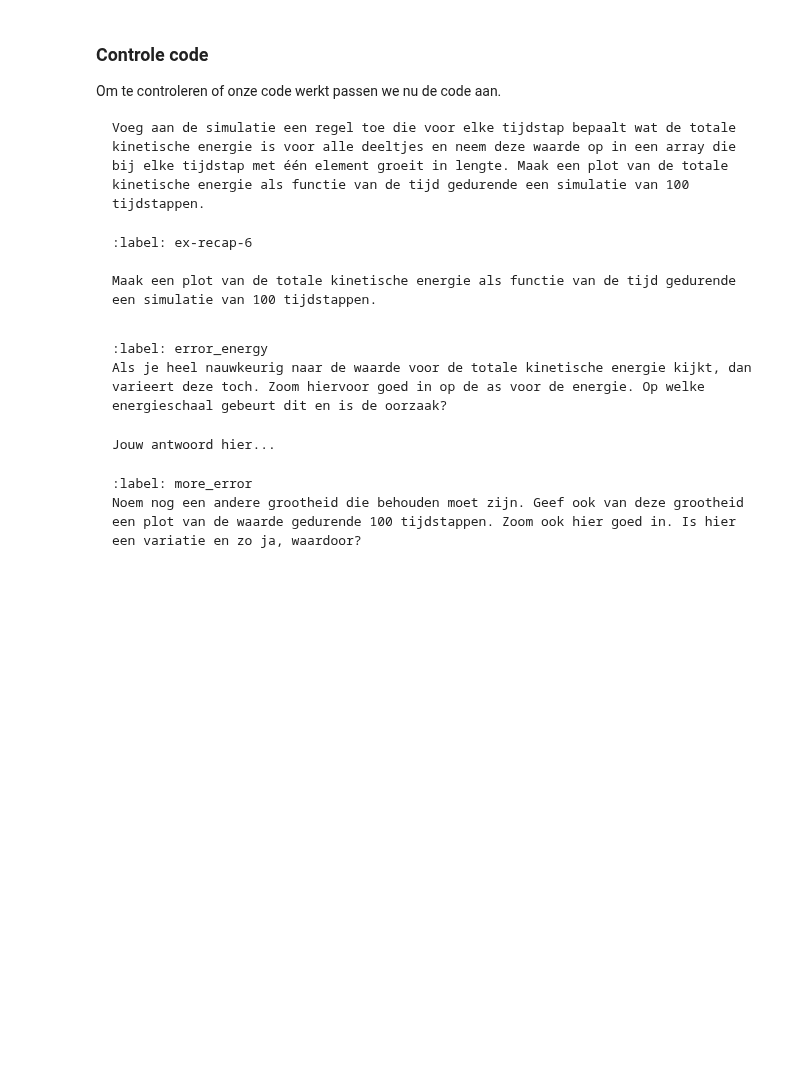
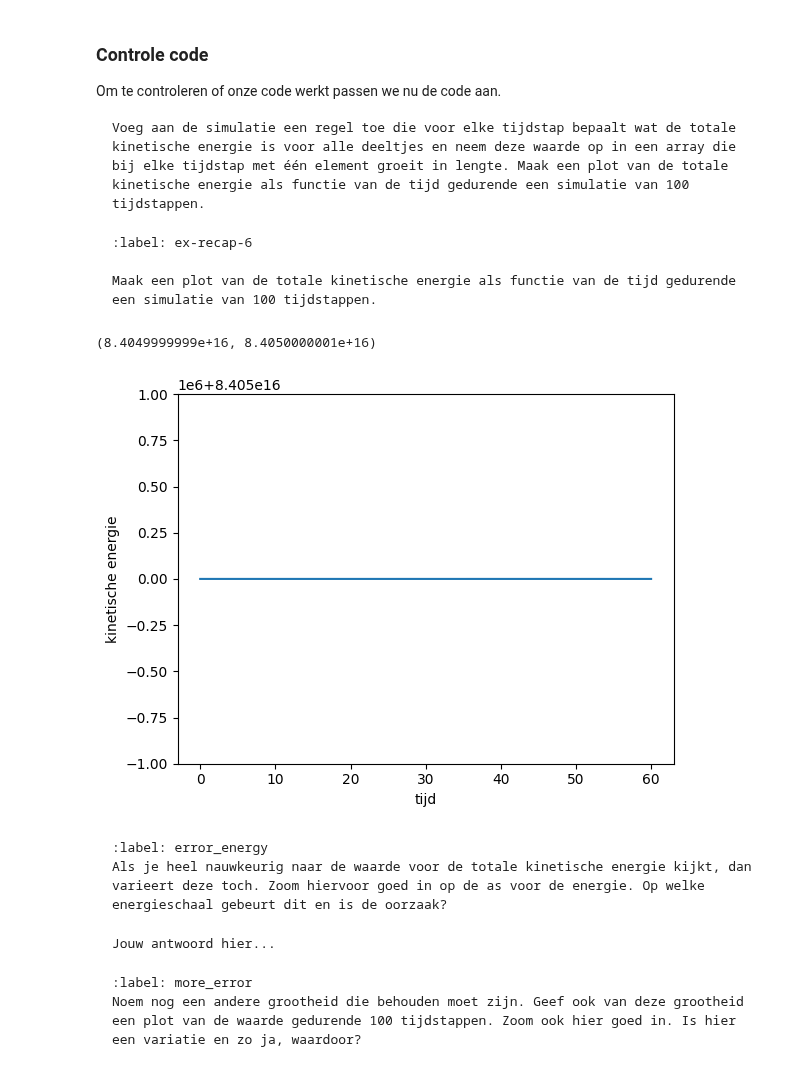
Before and after one commit to arenmeghdadi/314159265358979323846264338, a Jupyter notebook: Content/PySim/3_recap.ipynb, the cells around one changed output. Cells and saved outputs as stored; diff of their text form; code cells hidden in the pictures; blank space fills up the shorter version.

````diff
--- a/Content/PySim/3_recap.ipynb
+++ b/Content/PySim/3_recap.ipynb
@@ -297,6 +309,15 @@ Maak een plot van de totale kinetische energie als functie van de tijd gedurende
 ```
 # %%
 #your code/answer
+
+tijd = np.linspace(0, 60, 40)
+plt.plot(tijd, kinenergy)
+plt.xlabel('tijd')
+plt.ylabel('kinetische energie')
+plt.ylim(8.4049999999e16, 8.4050000001e16)
+# %% [output]
+(8.4049999999e+16, 8.4050000001e+16)
+[figure, added]
 # %%
 #your code/answer
 # %% [markdown]
````
Also changed, not shown: parts of 5 cells of this notebook, 1 other file.
